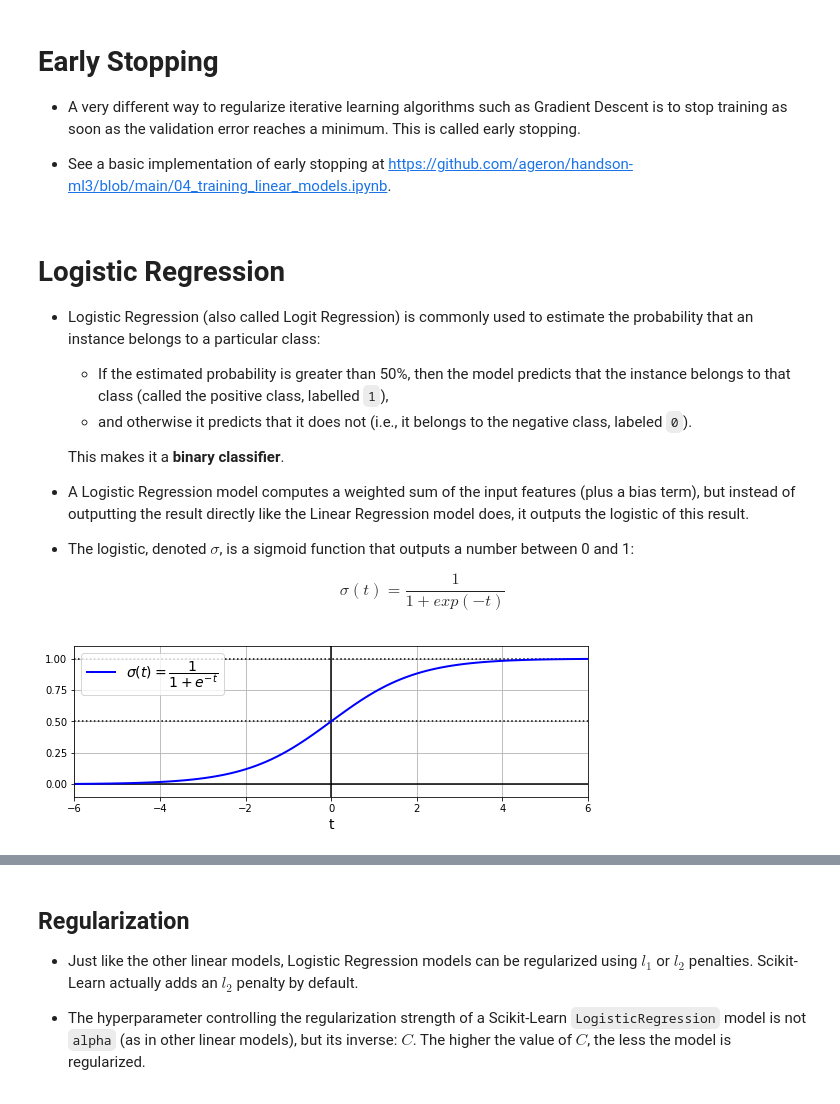
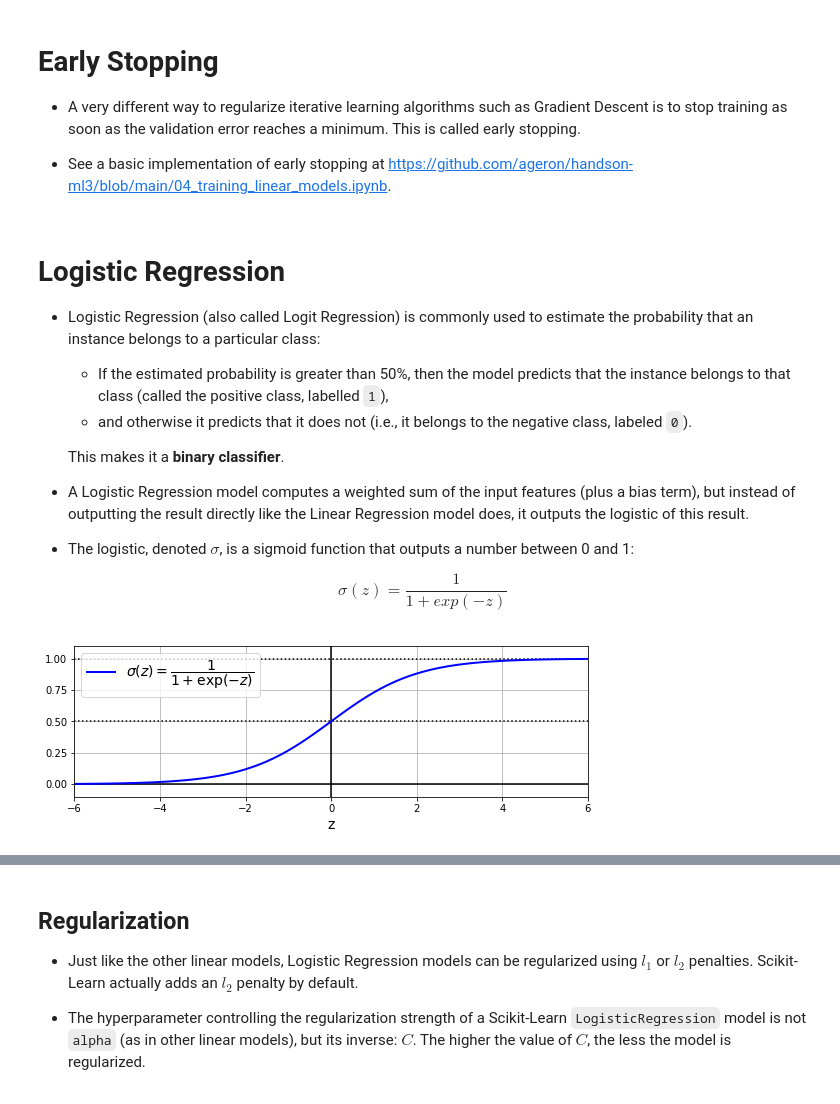
Before and after one commit to ssuzana/Machine-Learning-Notebooks, a Jupyter notebook: Basic_ML_Models.ipynb, the cells around one changed output, grey strips where cells are left out. Cells and saved outputs as stored; diff of their text form; code cells hidden in the pictures.

```diff
--- a/Basic_ML_Models.ipynb
+++ b/Basic_ML_Models.ipynb
@@ -779,27 +779,27 @@ array([1.54333232])
 
 * The logistic, denoted $\sigma$, is a sigmoid function that outputs a number between 0 and 1:
 
-$$ \sigma(t)= \frac{1}{1+exp(-t)}$$
+$$ \sigma(z)= \frac{1}{1+exp(-z)}$$
 # %%
 # generate plot of the logistic function
 
 lim = 6
-t = np.linspace(-lim, lim, 100)
-sig = 1 / (1 + np.exp(-t))
+z = np.linspace(-lim, lim, 100)
+sig = 1 / (1 + np.exp(-z))
 
 plt.figure(figsize=(8, 3))
 plt.plot([-lim, lim], [0, 0], "k-")
 plt.plot([-lim, lim], [0.5, 0.5], "k:")
 plt.plot([-lim, lim], [1, 1], "k:")
 plt.plot([0, 0], [-1.1, 1.1], "k-")
-plt.plot(t, sig, "b-", linewidth=2, label=r"$\sigma(t) = \dfrac{1}{1 + e^{-t}}$")
-plt.xlabel("t")
+plt.plot(z, sig, "b-", linewidth=2, label=r"$\sigma(z) = \dfrac{1}{1 + \exp(-z)}$")
+plt.xlabel("z")
 plt.legend(loc="upper left")
 plt.axis([-lim, lim, -0.1, 1.1])
 plt.gca().set_yticks([0, 0.25, 0.5, 0.75, 1])
 plt.grid()
 save_fig("logistic_function_plot")
 plt.show()
 # %% [output]
-[figure, old version]
+[figure, new version]
 # %% [markdown]
```
Also changed, not shown: parts of 8 cells of this notebook.
